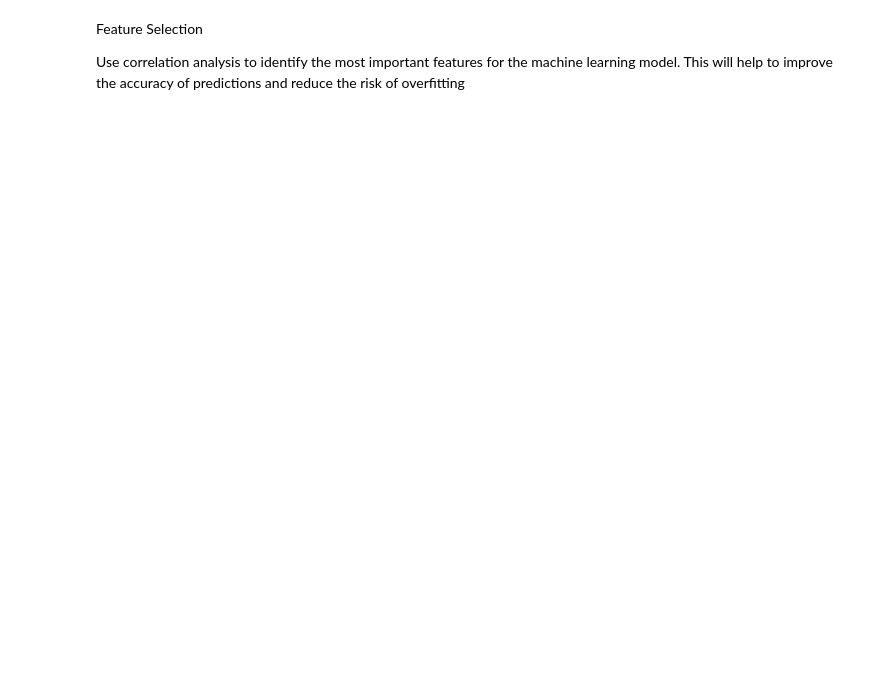
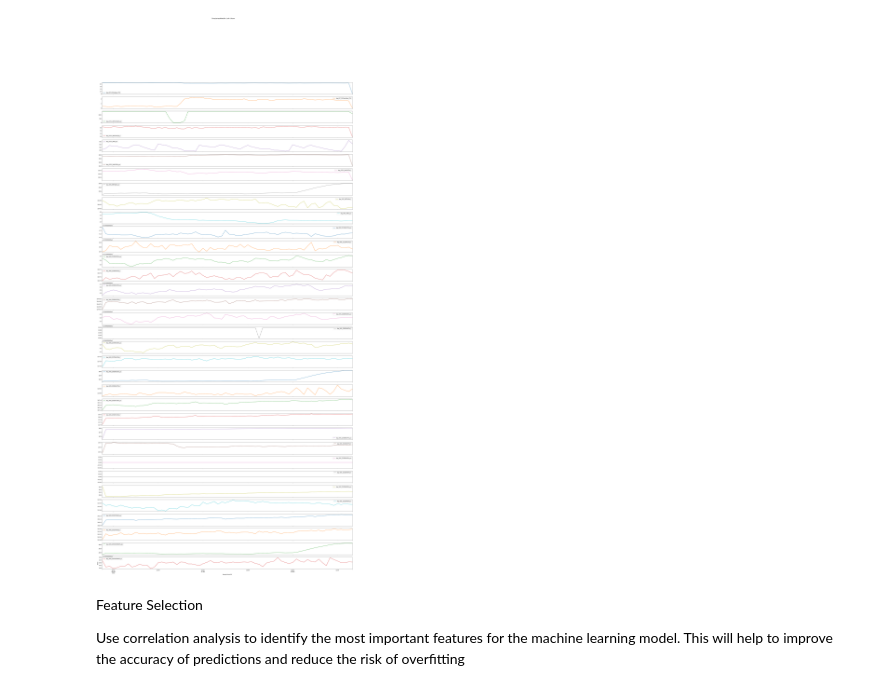
Before and after one commit to BluInnovation/ml-challenge-2023, a Jupyter notebook: code/Machine Learning Challenge Notebook Starter.ipynb, the cells around one changed output. Cells and saved outputs as stored; diff of their text form; code cells hidden in the pictures; blank space fills up the shorter version.

```diff
--- a/code/Machine Learning Challenge Notebook Starter.ipynb
+++ b/code/Machine Learning Challenge Notebook Starter.ipynb
@@ -45,3 +116,22 @@ plt.show()
+# %%
+# Convert SampleTimeUTC column to a datetime data type
+#test_data['SampleTimeUTC'] = pd.to_datetime(test_data['SampleTimeUTC'])
+
+# Set SampleTimeUTC column as the DataFrame's index
+#test_data.set_index('SampleTimeUTC', inplace=True)
+
+# Plot each timeseries column as a separate line chart
+test_data.plot(subplots=True, figsize=(40, 80))
+
+# Set the title and axis labels for the plot
+plt.suptitle('Time Series Plots for Each Column')
+plt.xlabel('SampleTimeUTC')
+plt.ylabel('Value')
+
+# Save the plot as a PNG file
+plt.show()
+# %% [output]
+[figure, added]
 # %% [markdown]
 Feature Selection
 
```
Also changed, not shown: parts of 18 cells of this notebook, 6 other files.
